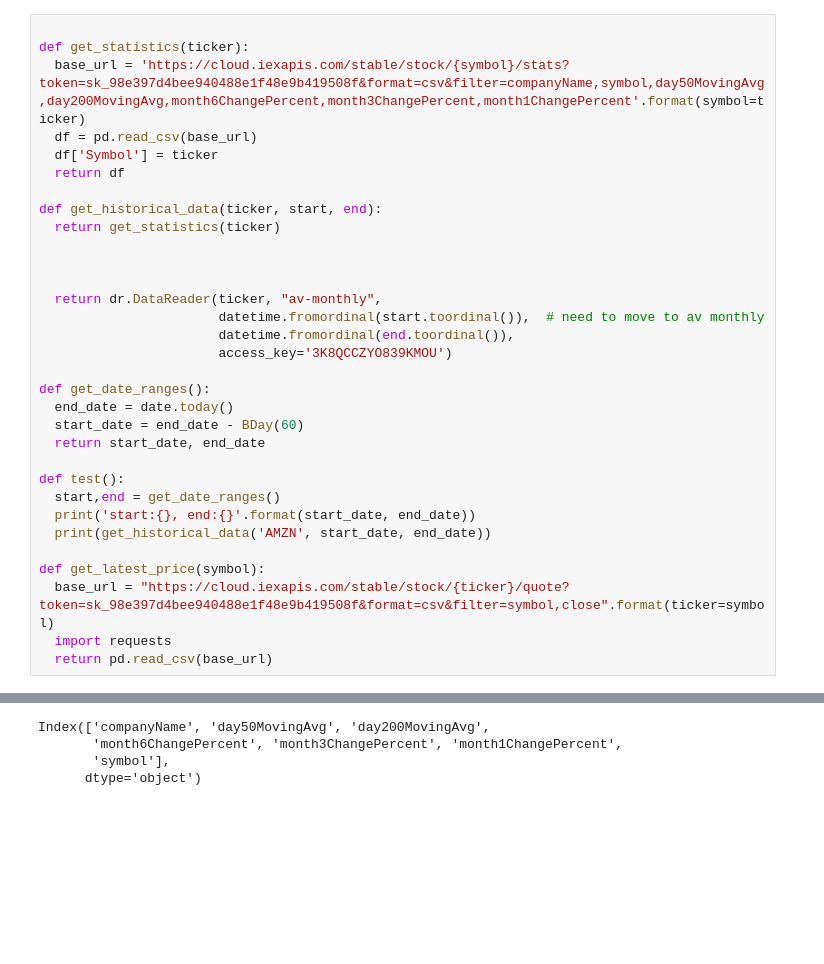
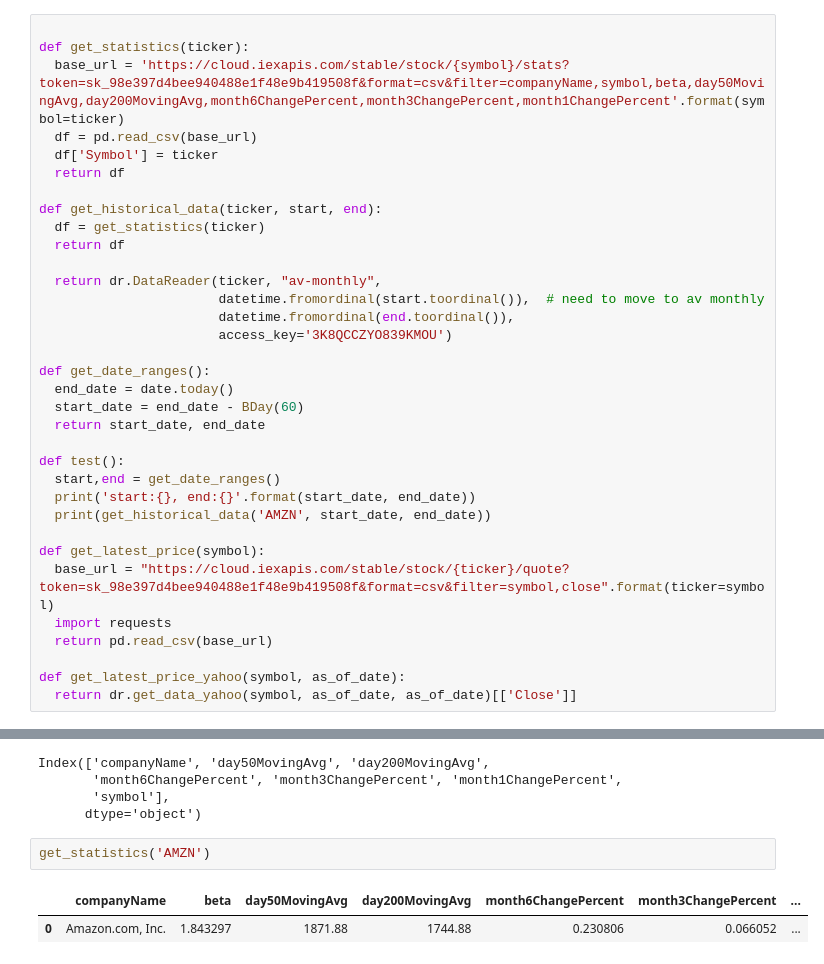
Before and after one commit to mmistroni/TensorFlowPlayground, a Jupyter notebook: StockAndNewsAPIs.ipynb, the cells around one changed output, grey strips where cells are left out. Saved outputs shown, nothing was run; the diff lists cells and outputs as text; blank space fills up the shorter version.

```diff
--- a/StockAndNewsAPIs.ipynb
+++ b/StockAndNewsAPIs.ipynb
@@ -106,15 +96,14 @@ Operation completed over 1 objects/462.5 KiB.
 # %%
 
 def get_statistics(ticker):
-  base_url = 'https://cloud.iexapis.com/stable/stock/{symbol}/stats?token=sk_98e397d4bee940488e1f48e9b419508f&format=csv&filter=companyName,symbol,day50MovingAvg,day200MovingAvg,month6ChangePercent,month3ChangePercent,month1ChangePercent'.format(symbol=ticker)
+  base_url = 'https://cloud.iexapis.com/stable/stock/{symbol}/stats?token=sk_98e397d4bee940488e1f48e9b419508f&format=csv&filter=companyName,symbol,beta,day50MovingAvg,day200MovingAvg,month6ChangePercent,month3ChangePercent,month1ChangePercent'.format(symbol=ticker)
   df = pd.read_csv(base_url)
   df['Symbol'] = ticker
   return df
 
 def get_historical_data(ticker, start, end):
-  return get_statistics(ticker)
-
-
+  df = get_statistics(ticker)
+  return df
 
   return dr.DataReader(ticker, "av-monthly",
                        datetime.fromordinal(start.toordinal()),  # need to move to av monthly
@@ -135,6 +124,9 @@ def get_latest_price(symbol):
   base_url = "https://cloud.iexapis.com/stable/stock/{ticker}/quote?token=sk_98e397d4bee940488e1f48e9b419508f&format=csv&filter=symbol,close".format(ticker=symbol)
   import requests
   return pd.read_csv(base_url)
+
+def get_latest_price_yahoo(symbol, as_of_date):
+  return dr.get_data_yahoo(symbol, as_of_date, as_of_date)[['Close']]
 # %% [markdown]
 <h3> Reading source data and computing performance </h3>
 # %%
@@ -207,6 +203,11 @@ Index(['companyName', 'day50MovingAvg', 'day200MovingAvg',
        'month6ChangePercent', 'month3ChangePercent', 'month1ChangePercent',
        'symbol'],
       dtype='object')
+# %%
+get_statistics('AMZN')
+# %% [output]
+|  | companyName | beta | day50MovingAvg | day200MovingAvg | month6ChangePercent | month3ChangePercent | ... |
+| 0 | Amazon.com, Inc. | 1.843297 | 1871.88 | 1744.88 | 0.230806 | 0.066052 | ... |
 # %%
 get_latest_price('AMZN')
 # %% [output]
```
Also changed, not shown: parts of 12 cells of this notebook.
